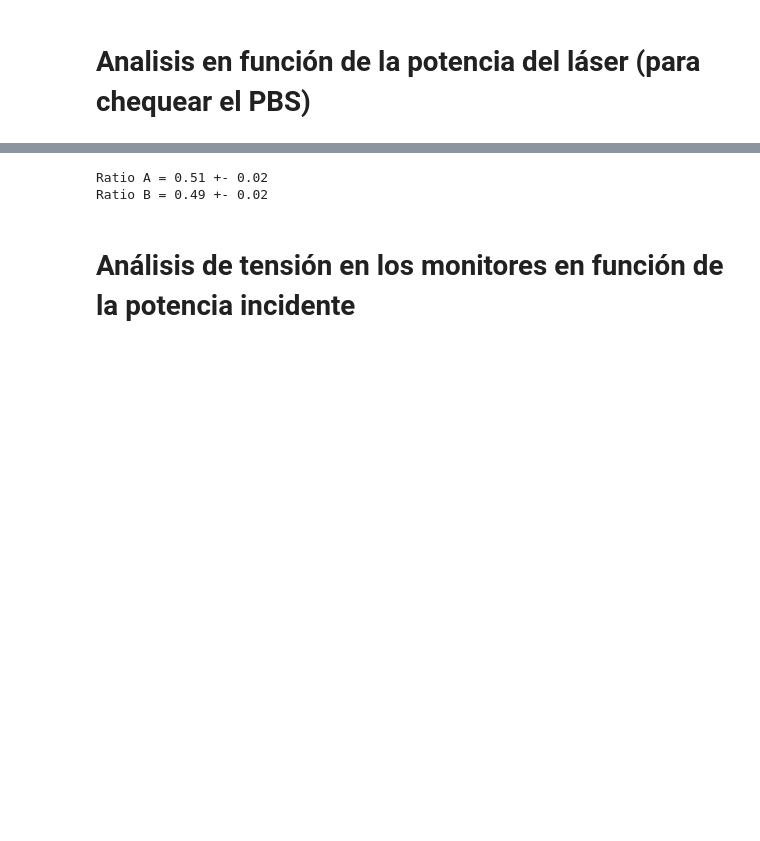
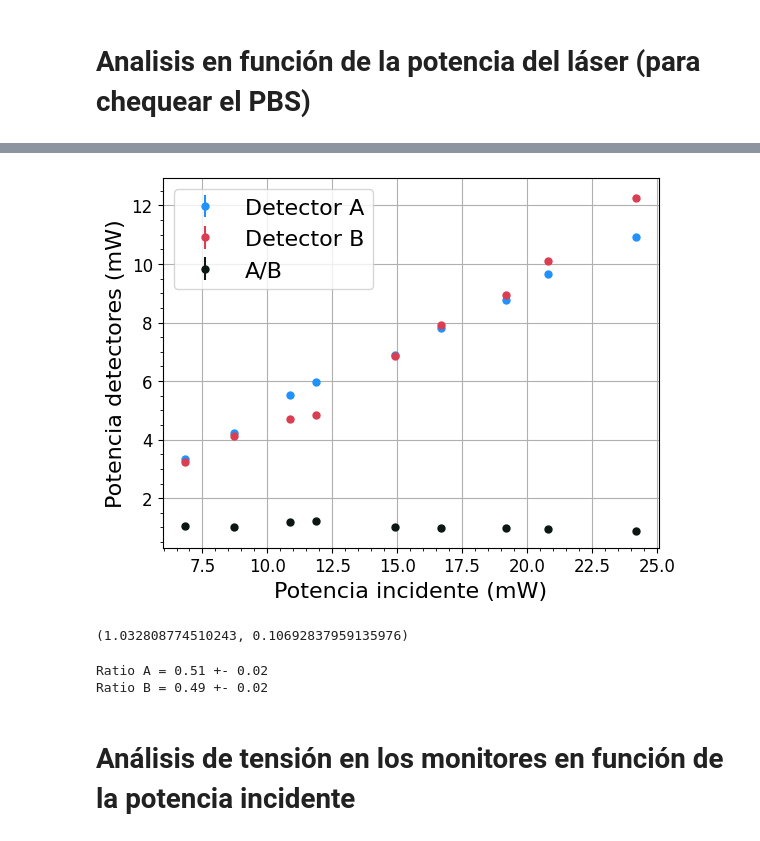
Before and after one commit to DelManuel/Magnetometro-optico, a Jupyter notebook: códigos/analisis_fotodetectores.ipynb, the cells around one changed output, grey strips where cells are left out. Saved outputs shown, nothing was run; the diff lists cells and outputs as text; code cells hidden in the pictures; blank space fills up the shorter version.

```diff
--- a/códigos/analisis_fotodetectores.ipynb
+++ b/códigos/analisis_fotodetectores.ipynb
@@ -245,3 +263,20 @@ plt.show()
+# %%
+plt.errorbar(potencia_total, potencia_A, yerr=0.1, c='#2191FB', fmt='.', label='Detector A', ms = 10)
+plt.errorbar(potencia_total, potencia_B, yerr=0.1, c='#DA3E52', fmt='.', label='Detector B', ms = 10)
+plt.errorbar(potencia_total, potencia_A/potencia_B, yerr=np.sqrt((potencia_A*0.1/(potencia_B**2))**2+(0.1/potencia_B)**2), c='#0C1713', fmt='.', label='A/B', ms = 10)
+# plt.errorbar(potencia_total, np.abs(potencia_A-potencia_B), xerr=0.2, yerr=0.2, c='b', fmt='.', label='|A-B|')
+plt.xlabel('Potencia incidente (mW)')
+plt.ylabel('Potencia detectores (mW)')
+plt.legend()
+plt.tick_params(labelsize = 12)
+
+plt.show()
+# %% [output]
+[figure, added]
+# %%
+np.mean(potencia_A/potencia_B), np.std(potencia_A/potencia_B, ddof = 1)
+# %% [output]
+(1.032808774510243, 0.10692837959135976)
 # %%
 suma_potencias = potencia_A + potencia_B
 ratio_A = potencia_A/suma_potencias
```
Also changed, not shown: parts of 11 cells of this notebook, 4 other files.
